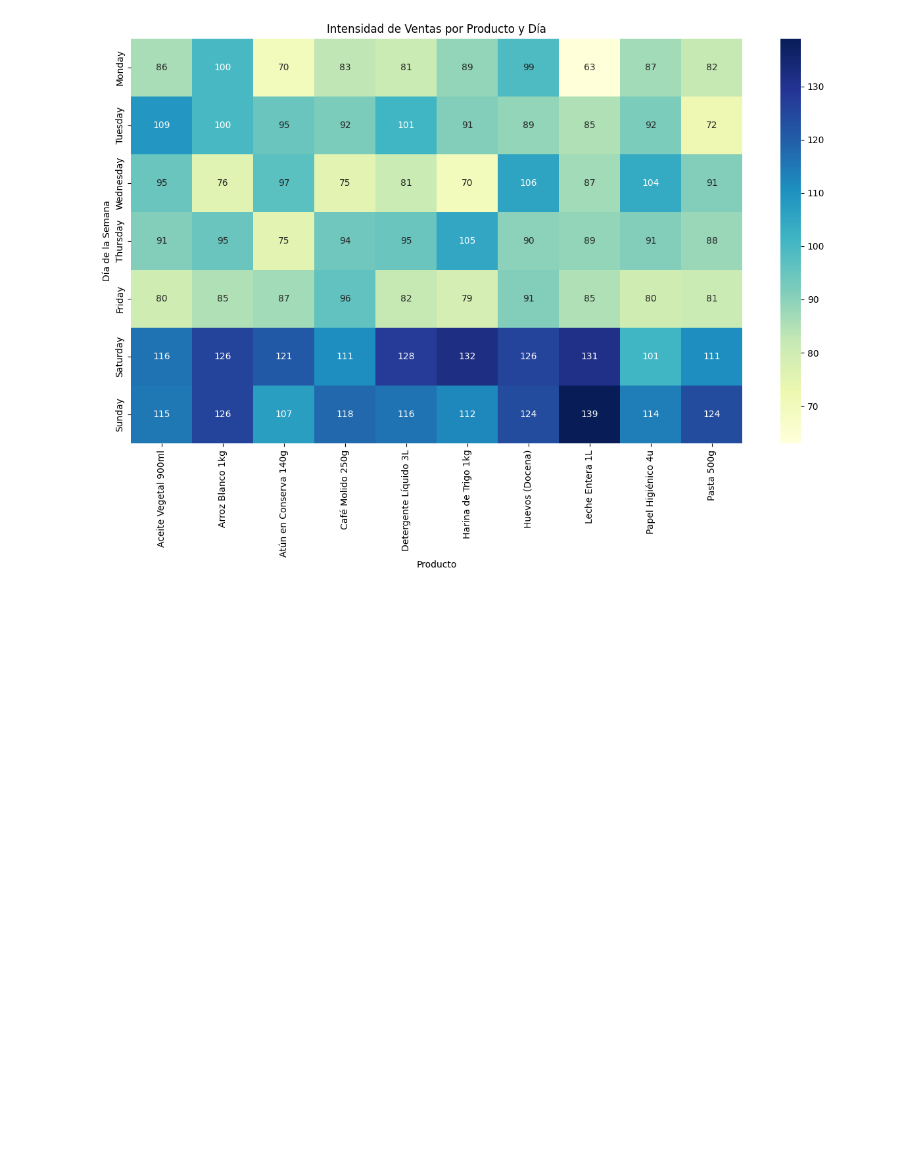
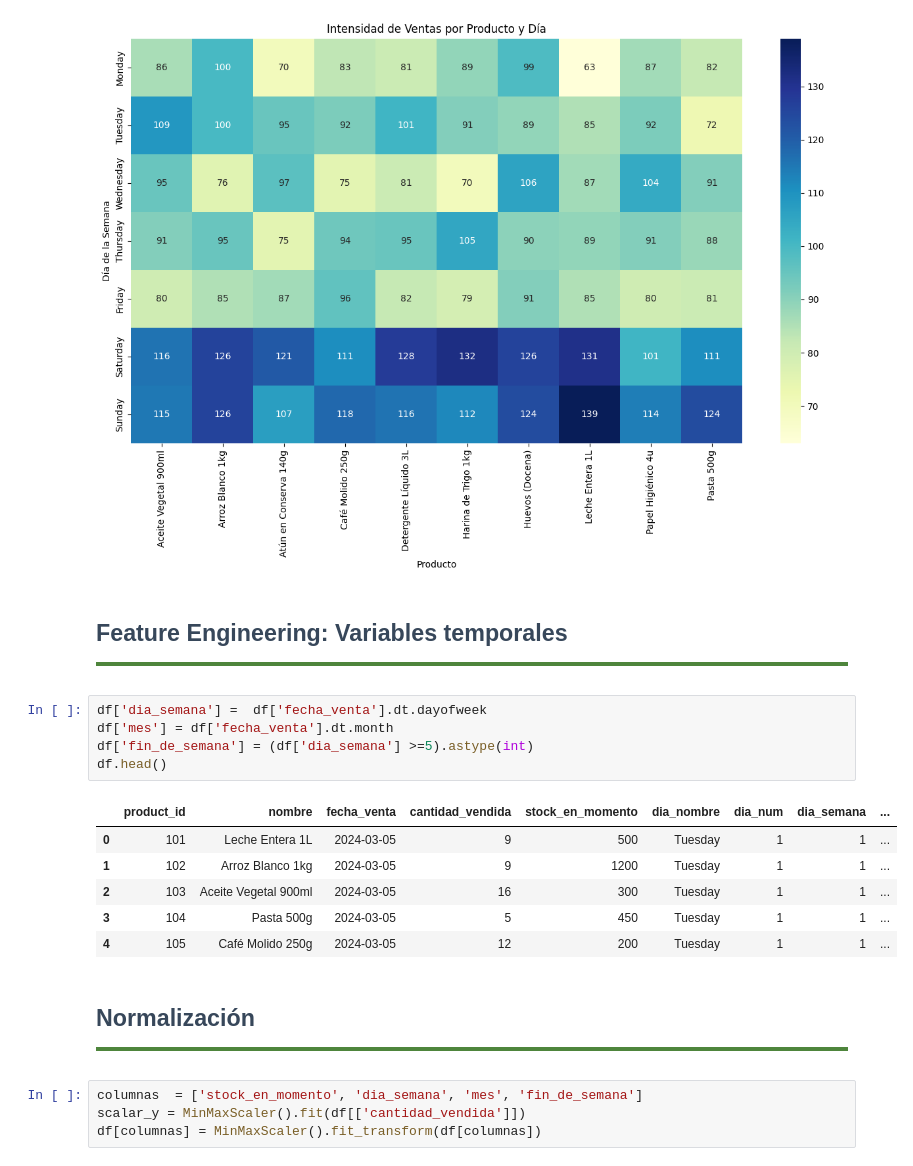
Before and after one commit to diegobravo10/RNN_Practica2, a Jupyter notebook: EDA.ipynb, the cells around one changed output. Saved outputs shown, nothing was run; the diff lists cells and outputs as text; blank space fills up the shorter version.

```diff
--- a/EDA.ipynb
+++ b/EDA.ipynb
@@ -147,3 +154,25 @@ plt.ylabel('Día de la Semana')
 plt.show()
 # %% [output]
 [figure]
+# %% [markdown]
+<div id="RNN" style="color:#37475a; border-bottom: 4px solid #4E853C; width: 100%; margin-bottom: 15px; padding-bottom: 2px"><h2>Feature Engineering: Variables temporales</h2> </div>
+# %%
+df['dia_semana'] =  df['fecha_venta'].dt.dayofweek
+df['mes'] = df['fecha_venta'].dt.month
+df['fin_de_semana'] = (df['dia_semana'] >=5).astype(int)
+df.head()
+# %% [output]
+|  | product_id | nombre | fecha_venta | cantidad_vendida | stock_en_momento | dia_nombre | dia_num | dia_semana | ... |
+| 0 | 101 | Leche Entera 1L | 2024-03-05 | 9 | 500 | Tuesday | 1 | 1 | ... |
+| 1 | 102 | Arroz Blanco 1kg | 2024-03-05 | 9 | 1200 | Tuesday | 1 | 1 | ... |
+| 2 | 103 | Aceite Vegetal 900ml | 2024-03-05 | 16 | 300 | Tuesday | 1 | 1 | ... |
+| 3 | 104 | Pasta 500g | 2024-03-05 | 5 | 450 | Tuesday | 1 | 1 | ... |
+| 4 | 105 | Café Molido 250g | 2024-03-05 | 12 | 200 | Tuesday | 1 | 1 | ... |
+# %% [markdown]
+
+
+<div id="RNN" style="color:#37475a; border-bottom: 4px solid #4E853C; width: 100%; margin-bottom: 15px; padding-bottom: 2px"><h2>Normalización</h2> </div>
+# %%
+columnas  = ['stock_en_momento', 'dia_semana', 'mes', 'fin_de_semana']
+scalar_y = MinMaxScaler().fit(df[['cantidad_vendida']])
+df[columnas] = MinMaxScaler().fit_transform(df[columnas])
```
Also changed, not shown: parts of 10 cells of this notebook.
